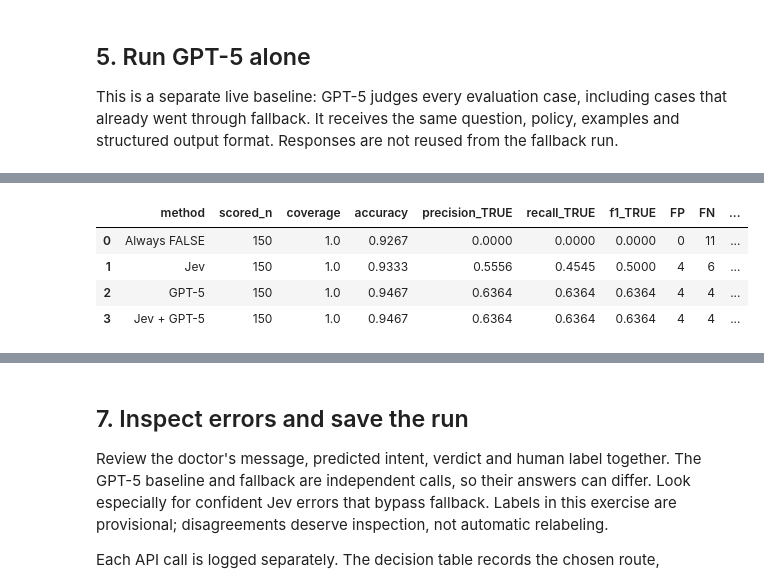
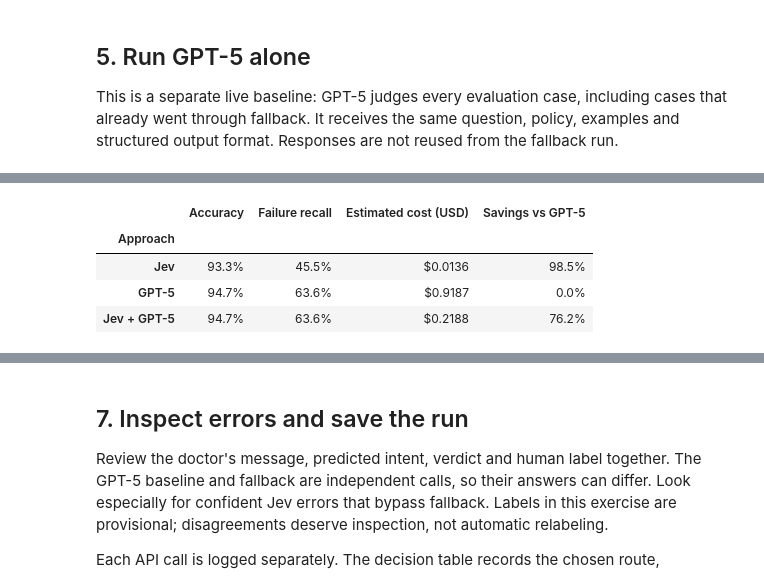
Before and after one commit to The-Gen-Academy/Mastering-Agentic-AI-Week4-Session1, a Jupyter notebook: AI-Evals-Principles/routing_agent_evals/jev_vs_llm_judge.ipynb, the cells around one changed output, grey strips where cells are left out. Cells and saved outputs as stored; diff of their text form; code cells hidden in the pictures.

Commit message:
Show the cost-accuracy tradeoff across all three judges

```diff
--- a/AI-Evals-Principles/routing_agent_evals/jev_vs_llm_judge.ipynb
+++ b/AI-Evals-Principles/routing_agent_evals/jev_vs_llm_judge.ipynb
@@ -232,18 +236,91 @@ inference cells adds usage beyond them. Charges may be token-price estimates; mi
 # %%
+import matplotlib.pyplot as plt
+from matplotlib.ticker import PercentFormatter, StrMethodFormatter
+from IPython.display import Image, Markdown
+
 approaches = {"Always FALSE": always_false(rows), "Jev": jev, "GPT-5": llm, "Jev + GPT-5": cascade}
 scored_ids = [r["id"] for r in rows if all(resolved(a[r["id"]]) for a in approaches.values())]
 comparison = pd.DataFrame(comparison_metrics(rows, approaches))
 comparison["cost_per_1000_USD"] = comparison.cost_usd / len(rows) * 1000
 comparison["GPT5_fraction"] = comparison.llm_routes / len(rows)
 comparison.loc[comparison.method.eq("GPT-5"), "GPT5_fraction"] = 1.0
-columns = ["method", "scored_n", "coverage", "accuracy", "precision_TRUE", "recall_TRUE", "f1_TRUE",
-           "FP", "FN", "unresolved", "GPT5_fraction", "cost_per_1000_USD"]
-table = comparison[columns].copy()
-table.loc[comparison.unknown_cost_attempts.gt(0), "cost_per_1000_USD"] = float("nan")
-display(table.round(4))
-# Avoid double-counting Jev when reporting what this whole notebook spent.
+
+# Compare the cost of running each approach on the same evaluation inputs.
+tradeoff = comparison.set_index("method").loc[["Jev", "GPT-5", "Jev + GPT-5"]].copy()
+tradeoff.loc[tradeoff.unknown_cost_attempts.gt(0), ["cost_usd", "cost_per_1000_USD"]] = float("nan")
+baseline_cost = tradeoff.loc["GPT-5", "cost_usd"]
+tradeoff["savings_vs_GPT5"] = 1 - tradeoff.cost_usd / baseline_cost if baseline_cost > 0 else float("nan")
+cost_label = "Estimated cost (USD)" if tradeoff.estimated_cost_attempts.gt(0).any() else "Reported cost (USD)"
+display(Markdown(f"**Cost and accuracy on {len(rows)} evaluation cases** "
+                 f"({len(scored_ids)} cases scored by every approach)."))
+table = tradeoff[["accuracy", "recall_TRUE", "cost_usd", "savings_vs_GPT5"]].copy()
+for column in ("accuracy", "recall_TRUE", "savings_vs_GPT5"):
+    table[column] = table[column].map(lambda value: f"{value:.1%}" if pd.notna(value) else "Unknown")
+table["cost_usd"] = table.cost_usd.map(lambda value: f"${value:.4f}" if pd.notna(value) else "Unknown")
+table = table.rename(columns={"accuracy": "Accuracy", "recall_TRUE": "Failure recall",
+                              "cost_usd": cost_label, "savings_vs_GPT5": "Savings vs GPT-5"})
+table.index.name = "Approach"
+display(table)
+tradeoff.to_csv(RUN / "cost_accuracy.csv")
+
+plot_rows = tradeoff.dropna(subset=["cost_usd", "accuracy"])
+if not plot_rows.empty:
+    colors = {"Jev": "#2878B5", "GPT-5": "#CA6B22", "Jev + GPT-5": "#16816A"}
+    names = {"Jev": "Jev", "GPT-5": "GPT-5", "Jev + GPT-5": "Jev + GPT-5 fallback"}
+    fig, ax = plt.subplots(figsize=(10, 5.4), layout="constrained")
+    for method, result in plot_rows.iterrows():
+        ax.scatter(result.cost_usd, result.accuracy * 100, s=125, color=colors[method], zorder=3)
+        ax.annotate(f"{names[method]}\n${result.cost_usd:.4f} | {result.accuracy:.1%}",
+                    (result.cost_usd, result.accuracy * 100), xytext=(0, 15),
+                    textcoords="offset points", ha="center", fontsize=11, color=colors[method])
+    ax.set_title("Cost–accuracy tradeoff", loc="left", fontsize=18, fontweight="bold", pad=18)
+    ax.set_xlabel(f"{cost_label} for {len(rows)} cases  ·  lower is better", labelpad=12)
+    ax.set_ylabel("Accuracy against reference labels", labelpad=12)
+    ax.xaxis.set_major_formatter(StrMethodFormatter("${x:.2f}"))
+    ax.yaxis.set_major_formatter(PercentFormatter(xmax=100))
+    max_cost = max(float(plot_rows.cost_usd.max()), 0.001)
+    ax.set_xlim(-0.15 * max_cost, max_cost * 1.15)
+    min_accuracy = float(plot_rows.accuracy.min()) * 100
+    max_accuracy = float(plot_rows.accuracy.max()) * 100
+    ax.set_ylim(max(0, min_accuracy - 3), min(102, max_accuracy + 3))
+    ax.grid(axis="both", alpha=0.18)
+    ax.set_axisbelow(True)
+    ax.spines[["top", "right"]].set_visible(False)
+    fig.savefig(RUN / "cost_accuracy_tradeoff.png", dpi=180, facecolor="white")
+    plt.close(fig)
+    display(Image(filename=str(RUN / "cost_accuracy_tradeoff.png")))
+
+j, g, c = (tradeoff.loc[name] for name in ("Jev", "GPT-5", "Jev + GPT-5"))
+if pd.notna(c.accuracy) and pd.notna(g.accuracy) and pd.notna(c.savings_vs_GPT5):
+    accuracy_comparison = (f"the same measured accuracy as GPT-5 ({c.accuracy:.1%})"
+                          if abs(c.accuracy - g.accuracy) < 1e-12 else
+                          f"{c.accuracy:.1%} accuracy versus GPT-5's {g.accuracy:.1%}")
+    cost_comparison = (f"{c.savings_vs_GPT5:.1%} lower cost" if c.savings_vs_GPT5 >= 0 else
+                       f"{-c.savings_vs_GPT5:.1%} higher cost")
+    display(Markdown(f"**Jev with GPT-5 fallback achieved {accuracy_comparison} at {cost_comparison}** "
+                     f"on this run, using GPT-5 for {int(c.llm_routes)}/{len(rows)} cases."))
+if pd.notna(j.accuracy) and pd.notna(c.accuracy):
+    display(Markdown(f"Jev alone agreed with {int(j.TP + j.TN)}/{len(scored_ids)} reference labels "
+                     f"and detected {int(j.TP)}/{int(j.scored_positive_references)} labeled failures. "
+                     f"The cascade agreed with {int(c.TP + c.TN)}/{len(scored_ids)} and detected "
+                     f"{int(c.TP)}/{int(c.scored_positive_references)} failures."))
+
+# Keep the class imbalance, false alarms, and missing answers visible.
+display(Markdown("**Failure detection and coverage**"))
+quality = comparison.set_index("method")[["precision_TRUE", "TP", "FP", "FN", "coverage", "unresolved"]].copy()
+quality["precision_TRUE"] = quality.precision_TRUE.map(lambda value: f"{value:.1%}" if pd.notna(value) else "Unknown")
+quality["coverage"] = quality.coverage.map(lambda value: f"{value:.0%}")
+display(quality.rename(columns={"precision_TRUE": "Failure precision", "TP": "Found", "FP": "False alarms",
+                                "FN": "Missed", "coverage": "Coverage", "unresolved": "Unresolved"}))
+negative_baseline = comparison.set_index("method").loc["Always FALSE"]
+if pd.notna(negative_baseline.accuracy):
+    display(Markdown(f"Always answering FALSE gets **{negative_baseline.accuracy:.1%} accuracy** "
+                     "but detects **no failures**. Read accuracy alongside failure recall. "
+                     "These results measure agreement with this dataset's provisional labels."))
+
+# Account for the completed experiment without counting shared Jev calls twice.
 full_cost = sum(r["cost_usd"] for group in (jev_practice, llm_practice, cascade, llm) for r in group.values())
 full_unknown = sum(r["unknown_cost_attempts"] for group in (jev_practice, llm_practice, cascade, llm) for r in group.values())
-print("Current comparison cost (reported + estimated USD):", round(full_cost, 6))
+print("Completed comparison including practice (reported + estimated USD):", round(full_cost, 6))
 print("Attempts with unknown cost:", full_unknown)
 # %% [output]
@@ -250,5 +328,5 @@ print("Attempts with unknown cost:", full_unknown)
-|  | method | scored_n | coverage | accuracy | precision_TRUE | recall_TRUE | f1_TRUE | FP | FN | ... |
-| 0 | Always FALSE | 150 | 1.0 | 0.9267 | 0.0000 | 0.0000 | 0.0000 | 0 | 11 | ... |
-| 1 | Jev | 150 | 1.0 | 0.9333 | 0.5556 | 0.4545 | 0.5000 | 4 | 6 | ... |
-| 2 | GPT-5 | 150 | 1.0 | 0.9467 | 0.6364 | 0.6364 | 0.6364 | 4 | 4 | ... |
-| 3 | Jev + GPT-5 | 150 | 1.0 | 0.9467 | 0.6364 | 0.6364 | 0.6364 | 4 | 4 | ... |
+|  | Accuracy | Failure recall | Estimated cost (USD) | Savings vs GPT-5 |
+| Approach |  |  |  |  |
+| Jev | 93.3% | 45.5% | $0.0136 | 98.5% |
+| GPT-5 | 94.7% | 63.6% | $0.9187 | 0.0% |
+| Jev + GPT-5 | 94.7% | 63.6% | $0.2188 | 76.2% |
```
Also changed, not shown: parts of 6 cells of this notebook, 5 other files.
